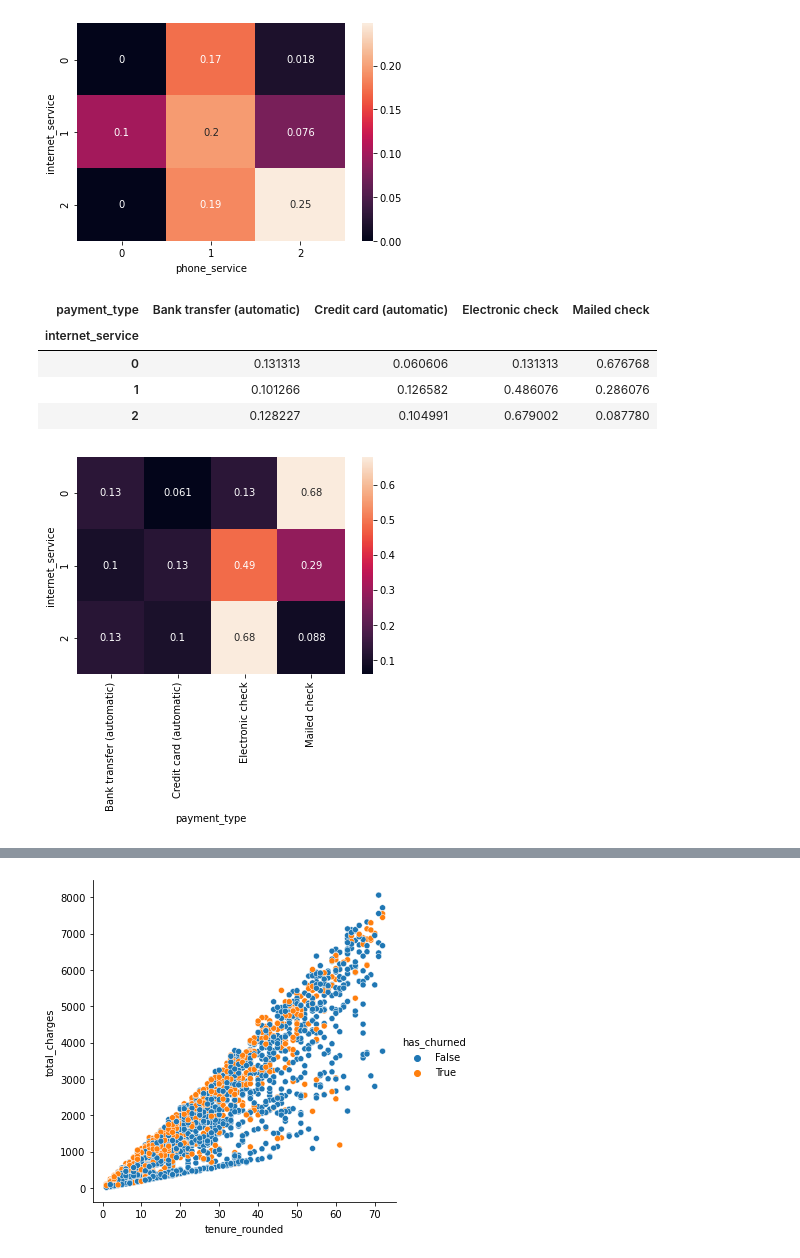
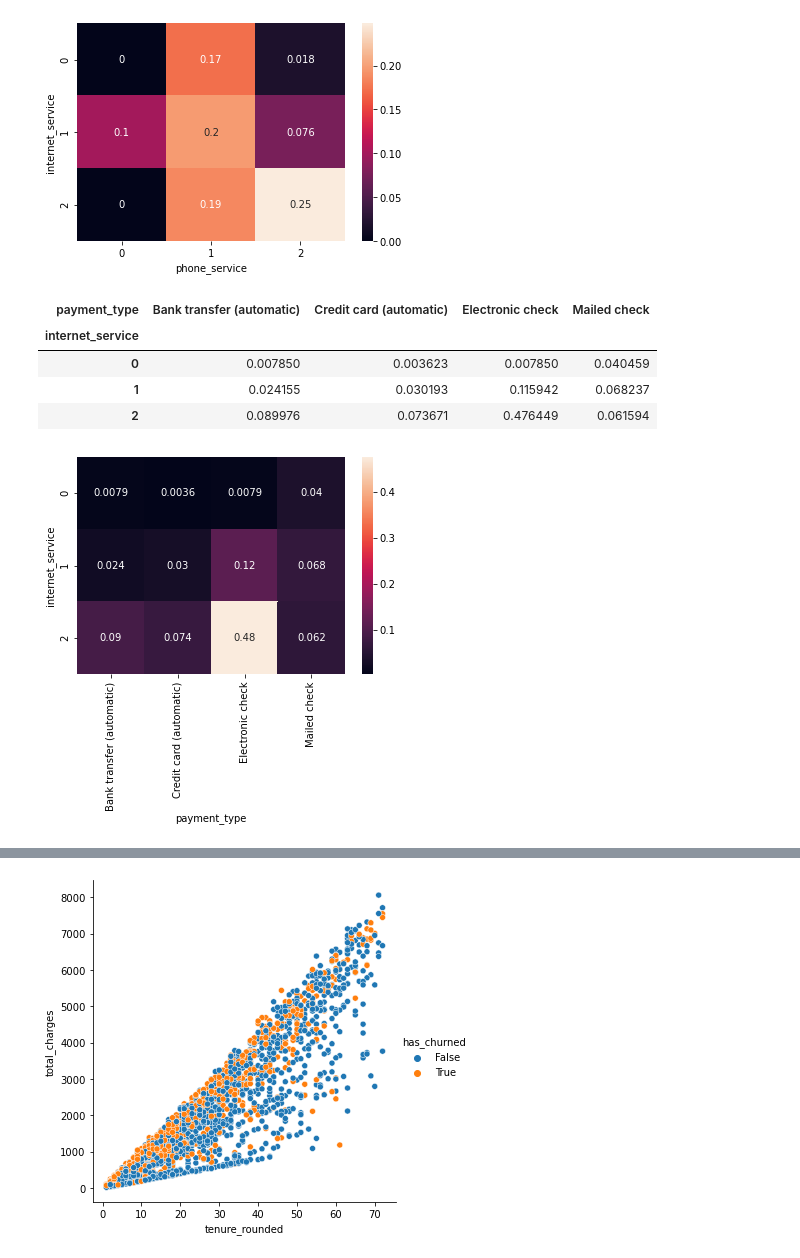
Before and after one commit to johnathon-smith/numpy-pandas-visualization-exercises, a Jupyter notebook: telecom_project/telecom_churn_project.ipynb, the cells around one changed output, grey strips where cells are left out. Saved outputs shown, nothing was run; the diff lists cells and outputs as text; code cells hidden in the pictures.

```diff
--- a/telecom_project/telecom_churn_project.ipynb
+++ b/telecom_project/telecom_churn_project.ipynb
@@ -223,15 +223,15 @@ data
 [figure]
 # %%
 #For churned customers:
-data = pd.crosstab(customers_churned.internet_service, customers_churned.payment_type, normalize = 'index')
+data = pd.crosstab(customers_churned.internet_service, customers_churned.payment_type, normalize = 'all')
 sns.heatmap(data, annot = True)
 data
 # %% [output]
 | payment_type | Bank transfer (automatic) | Credit card (automatic) | Electronic check | Mailed check |
 | internet_service |  |  |  |  |
-| 0 | 0.131313 | 0.060606 | 0.131313 | 0.676768 |
-| 1 | 0.101266 | 0.126582 | 0.486076 | 0.286076 |
-| 2 | 0.128227 | 0.104991 | 0.679002 | 0.087780 |
+| 0 | 0.007850 | 0.003623 | 0.007850 | 0.040459 |
+| 1 | 0.024155 | 0.030193 | 0.115942 | 0.068237 |
+| 2 | 0.089976 | 0.073671 | 0.476449 | 0.061594 |
-[figure, old version]
+[figure, new version]
 # %%
 #For unchurned customers
```
Also changed, not shown: parts of 52 cells of this notebook.
